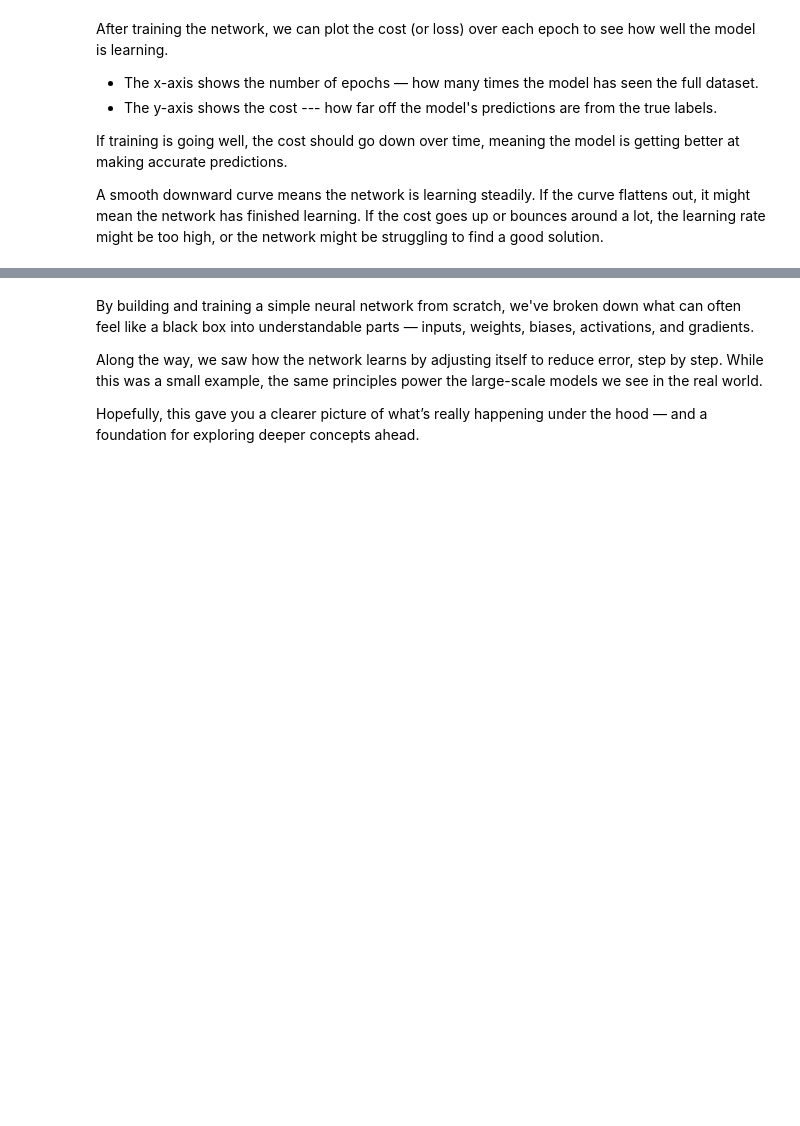
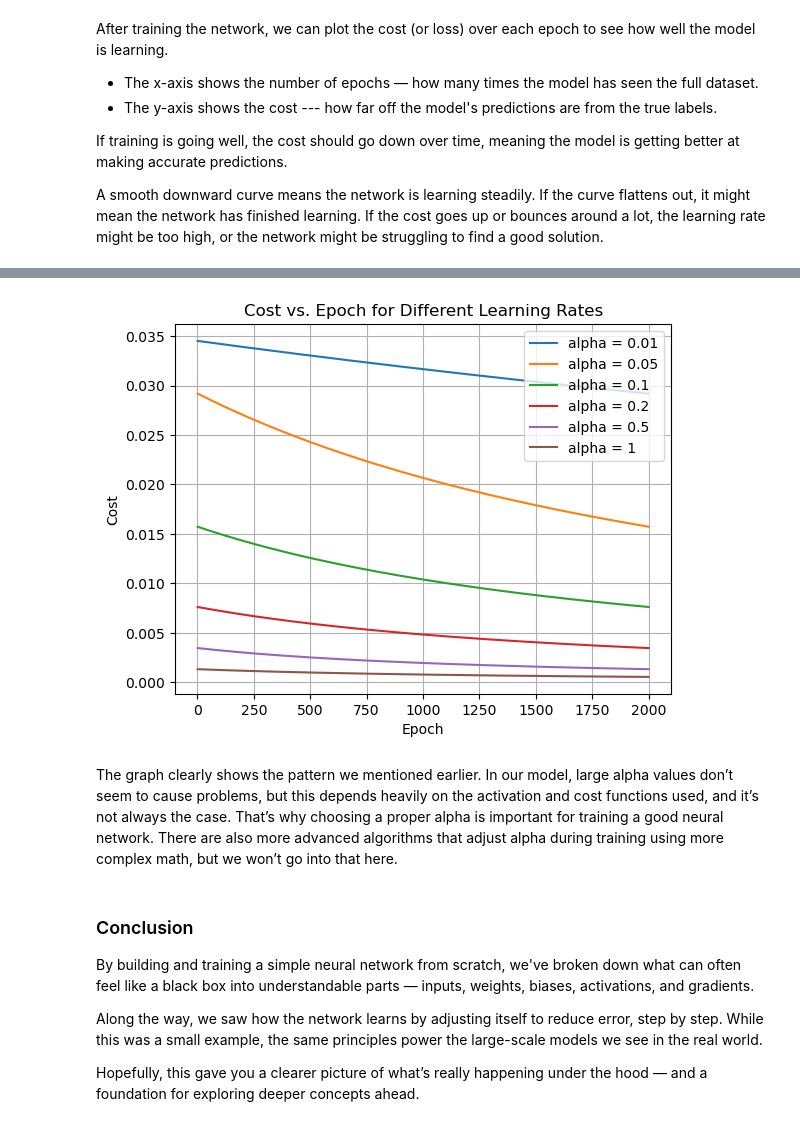
Before and after one commit to acdu01/neural-network-teach-in, a Jupyter notebook: neuralnet.ipynb, the cells around one changed output, grey strips where cells are left out. Drawn from its saved outputs; the diff is of its cells as text; code cells hidden in the pictures; blank space fills up the shorter version.

```diff
--- a/neuralnet.ipynb
+++ b/neuralnet.ipynb
@@ -538,4 +531,30 @@ plt.show()
+# %%
+alpha_values = [0.01, 0.05, 0.1, 0.2, 0.5, 1]  # Try different learning rates
+costs_by_alpha = {}
+
+# Train with each alpha and store the costs
+for alpha in alpha_values:
+    costs = train(alpha=alpha)
+    costs_by_alpha[alpha] = costs
+
+# Plot all curves
+for alpha, costs in costs_by_alpha.items():
+    epochs = range(1, len(costs) + 1)
+    plt.plot(epochs, costs, label=f'alpha = {alpha}')
+
+plt.xlabel('Epoch')
+plt.ylabel('Cost')
+plt.title('Cost vs. Epoch for Different Learning Rates')
+plt.legend()
+plt.grid(True)
+plt.show()
+# %% [output]
+[figure, added]
+# %% [markdown]
+The graph clearly shows the pattern we mentioned earlier. In our model, large alpha values don’t seem to cause problems, but this depends heavily on the activation and cost functions used, and it’s not always the case. That’s why choosing a proper alpha is important for training a good neural network. There are also more advanced algorithms that adjust alpha during training using more complex math, but we won’t go into that here.
 # %% [markdown]
+### Conclusion
+
 By building and training a simple neural network from scratch, we've broken down what can often feel like a black box into understandable parts — inputs, weights, biases, activations, and gradients.
 
 Along the way, we saw how the network learns by adjusting itself to reduce error, step by step. While this was a small example, the same principles power the large-scale models we see in the real world.
```
Also changed, not shown: parts of 9 cells of this notebook, 1 other file.
